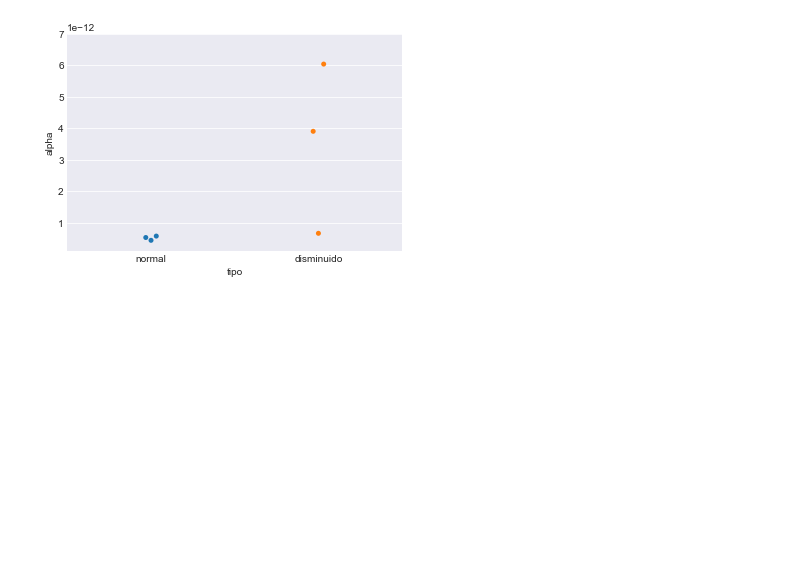
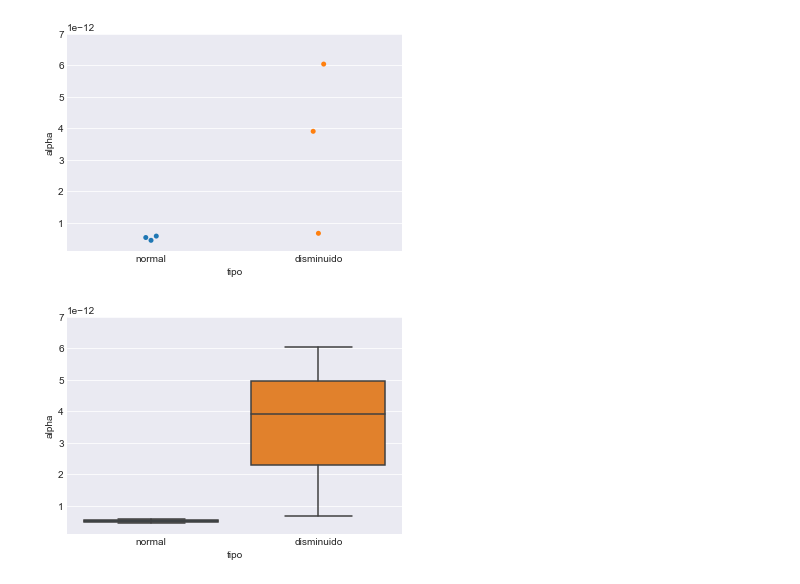
Before and after one commit to lucasputer/CienciaDeDatos, a Jupyter notebook: tp2/TP2.ipynb, the cells around one changed output. Saved outputs shown, nothing was run; the diff lists cells and outputs as text; code cells hidden in the pictures; blank space fills up the shorter version.

```diff
--- a/tp2/TP2.ipynb
+++ b/tp2/TP2.ipynb
@@ -157,3 +157,9 @@ plt.ylim(1e-13, 7e-12)
 plt.show()
 # %% [output]
 [figure]
+# %%
+sns.boxplot(x="tipo", y="alpha", data=bandas_frame)
+plt.ylim(1e-13, 7e-12)
+plt.show()
+# %% [output]
+[figure, added]
```
Also changed, not shown: parts of 10 cells of this notebook.
